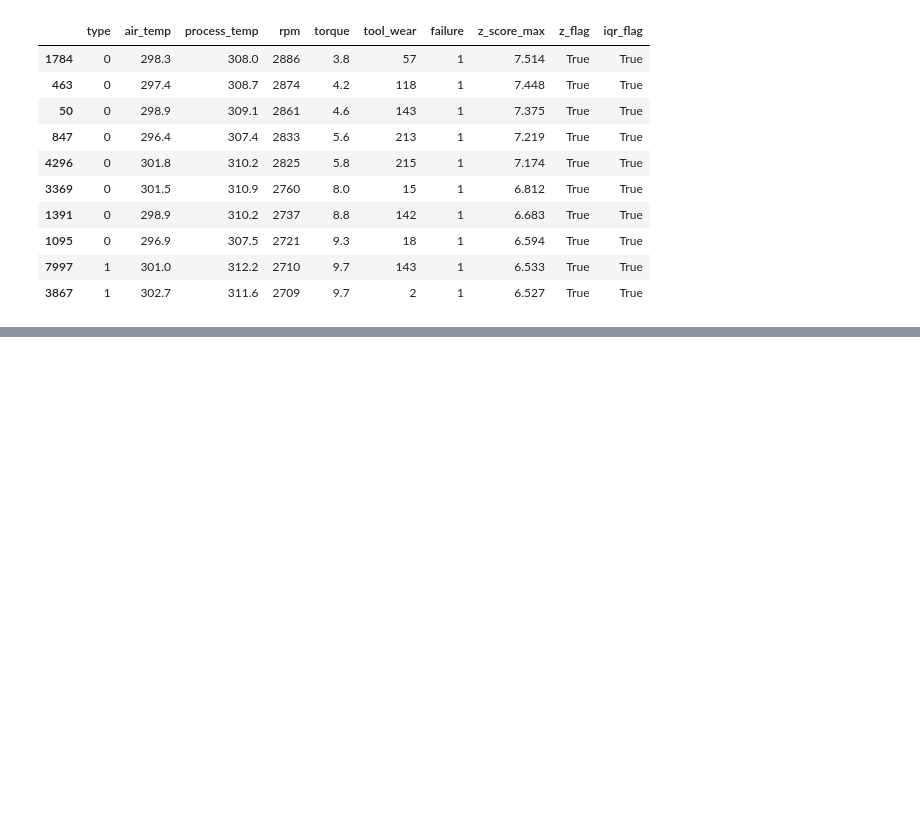
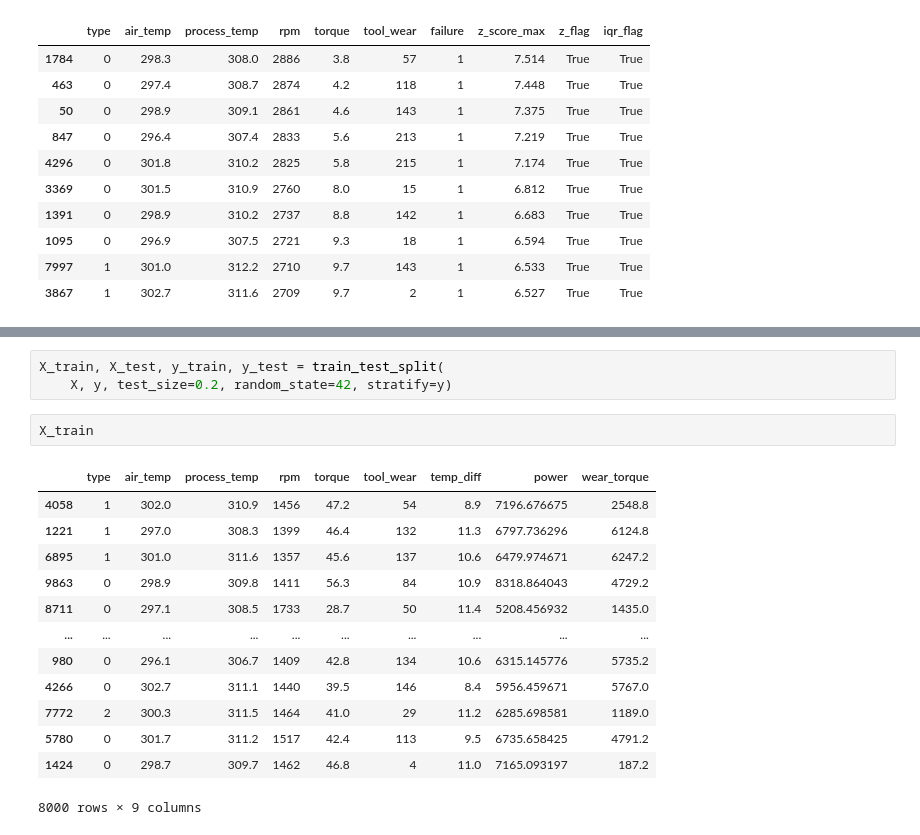
Before and after one commit to Ashwinvinod7/Statiscal_Anamoly_Detection_and_machine-_failure_prediction, a Jupyter notebook: ML_PROJECT_MFP/statiscal_anamoly_detection_and_machine_failure_prediction.ipynb, the cells around one changed output, grey strips where cells are left out. Cells and saved outputs as stored; diff of their text form; blank space fills up the shorter version.

```diff
--- a/ML_PROJECT_MFP/statiscal_anamoly_detection_and_machine_failure_prediction.ipynb
+++ b/ML_PROJECT_MFP/statiscal_anamoly_detection_and_machine_failure_prediction.ipynb
@@ -383,0 +483,19 @@ flagged[flagged["z_flag"] | flagged["iqr_flag"]].sort_values("z_score_max", asce
+# %%
+X_train, X_test, y_train, y_test = train_test_split(
+    X, y, test_size=0.2, random_state=42, stratify=y)
+# %%
+X_train
+# %% [output]
+|  | type | air_temp | process_temp | rpm | torque | tool_wear | temp_diff | power | wear_torque |
+| 4058 | 1 | 302.0 | 310.9 | 1456 | 47.2 | 54 | 8.9 | 7196.676675 | 2548.8 |
+| 1221 | 1 | 297.0 | 308.3 | 1399 | 46.4 | 132 | 11.3 | 6797.736296 | 6124.8 |
+| 6895 | 1 | 301.0 | 311.6 | 1357 | 45.6 | 137 | 10.6 | 6479.974671 | 6247.2 |
+| 9863 | 0 | 298.9 | 309.8 | 1411 | 56.3 | 84 | 10.9 | 8318.864043 | 4729.2 |
+| 8711 | 0 | 297.1 | 308.5 | 1733 | 28.7 | 50 | 11.4 | 5208.456932 | 1435.0 |
+| ... | ... | ... | ... | ... | ... | ... | ... | ... | ... |
+| 980 | 0 | 296.1 | 306.7 | 1409 | 42.8 | 134 | 10.6 | 6315.145776 | 5735.2 |
+| 4266 | 0 | 302.7 | 311.1 | 1440 | 39.5 | 146 | 8.4 | 5956.459671 | 5767.0 |
+| 7772 | 2 | 300.3 | 311.5 | 1464 | 41.0 | 29 | 11.2 | 6285.698581 | 1189.0 |
+| 5780 | 0 | 301.7 | 311.2 | 1517 | 42.4 | 113 | 9.5 | 6735.658425 | 4791.2 |
+| 1424 | 0 | 298.7 | 309.7 | 1462 | 46.8 | 4 | 11.0 | 7165.093197 | 187.2 |
+8000 rows × 9 columns
```
Also changed, not shown: parts of 34 cells of this notebook.
